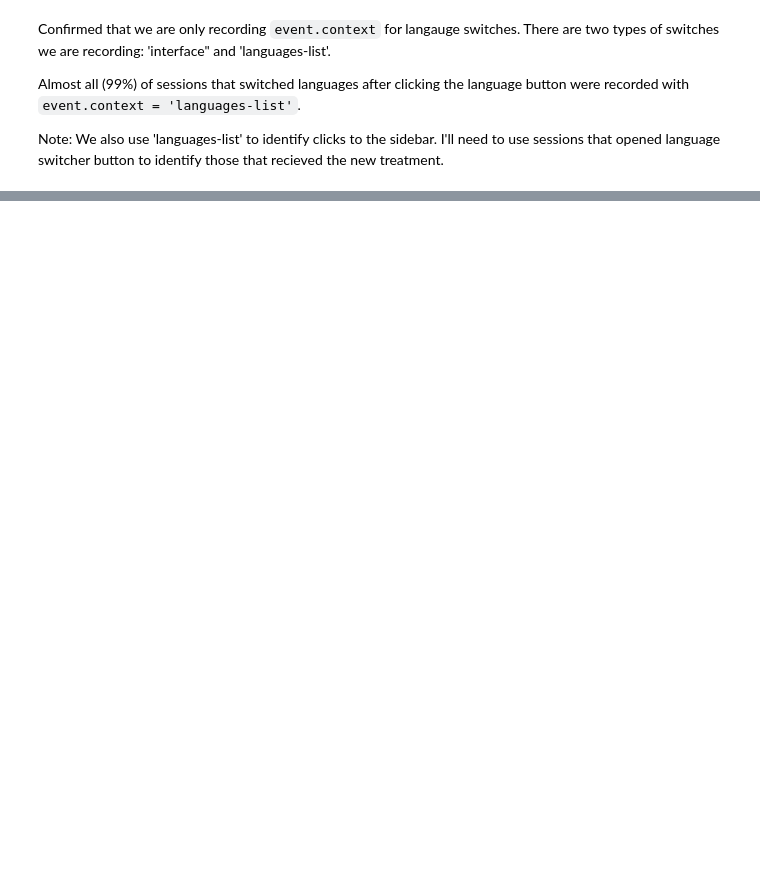
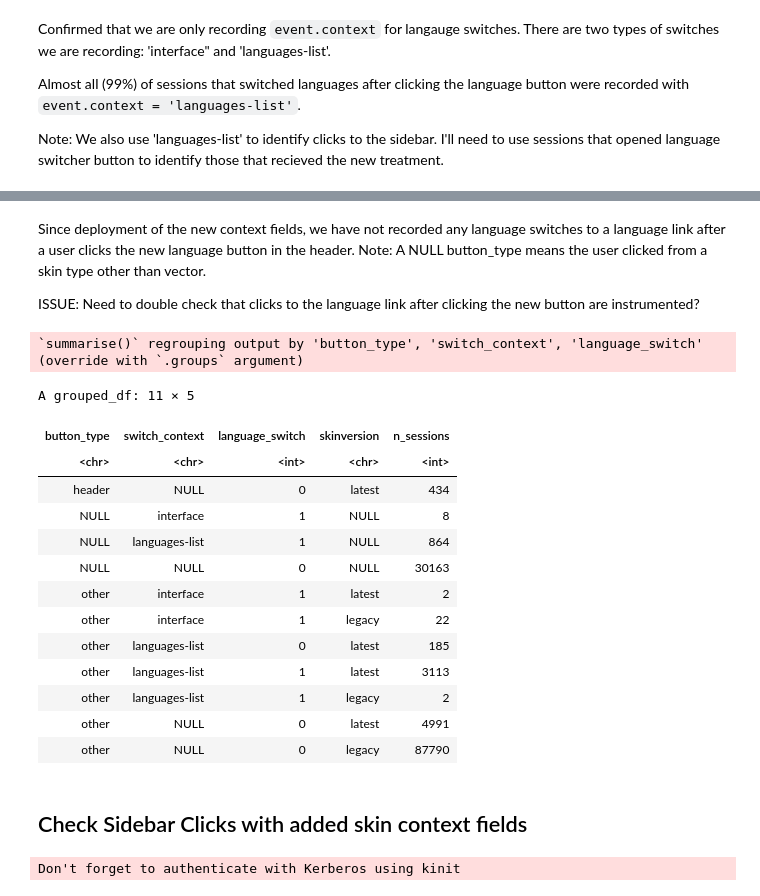
Before and after one commit to wikimedia-research/Language-Switching-Analysis-2021, a Jupyter notebook: QA/post_deployment_qa.ipynb, the cells around one changed output, grey strips where cells are left out. Drawn from its saved outputs; the diff is of its cells as text; code cells hidden in the pictures; blank space fills up the shorter version.

Commit message:
qa of context fields

```diff
--- a/QA/post_deployment_qa.ipynb
+++ b/QA/post_deployment_qa.ipynb
@@ -727,0 +1016,2 @@ Note: We also use 'languages-list' to identify clicks to the sidebar. I'll need
+# %%
+lang_button_switch_events <-  wmfdata::query_hive(query)
@@ -727,0 +1020,6 @@ Note: We also use 'languages-list' to identify clicks to the sidebar. I'll need
+# %%
+lang_button_switch_bybuttontype <- lang_button_switch_events %>%
+    group_by(button_type, switch_context, language_switch)  %>%
+    summarise(n_sessions = n_distinct(session_id))
+
+lang_button_switch_bybuttontype
@@ -727,0 +1039,28 @@ Note: We also use 'languages-list' to identify clicks to the sidebar. I'll need
+# %% [markdown]
+Since deployment of the new context fields, we have not recorded any language switches to a language link after a user clicks the new language button in the header.  Note: A NULL button_type means the user clicked from a skin type other than vector.
+
+ISSUE: Need to double check that clicks to the language link after clicking the new button are instrumented?
+# %%
+lang_button_switch_byskintype <- lang_button_switch_events %>%
+    group_by(button_type, switch_context, language_switch, skinversion)  %>%
+    summarise(n_sessions = n_distinct(session_id))
+
+lang_button_switch_bybuttontype
+# %% [output]
+`summarise()` regrouping output by 'button_type', 'switch_context', 'language_switch' (override with `.groups` argument)
+A grouped_df: 11 × 5
+| button_type | switch_context | language_switch | skinversion | n_sessions |
+| <chr> | <chr> | <int> | <chr> | <int> |
+| header | NULL | 0 | latest | 434 |
+| NULL | interface | 1 | NULL | 8 |
+| NULL | languages-list | 1 | NULL | 864 |
+| NULL | NULL | 0 | NULL | 30163 |
+| other | interface | 1 | latest | 2 |
+| other | interface | 1 | legacy | 22 |
+| other | languages-list | 0 | latest | 185 |
+| other | languages-list | 1 | latest | 3113 |
+| other | languages-list | 1 | legacy | 2 |
+| other | NULL | 0 | latest | 4991 |
+| other | NULL | 0 | legacy | 87790 |
+# %% [markdown]
+## Check Sidebar Clicks with added skin context fields
@@ -727,0 +1105,4 @@ Note: We also use 'languages-list' to identify clicks to the sidebar. I'll need
+# %%
+lang_sidebar_events <-  wmfdata::query_hive(query)
+# %% [output]
+Don't forget to authenticate with Kerberos using kinit
```
Also changed, not shown: parts of 65 cells of this notebook.
